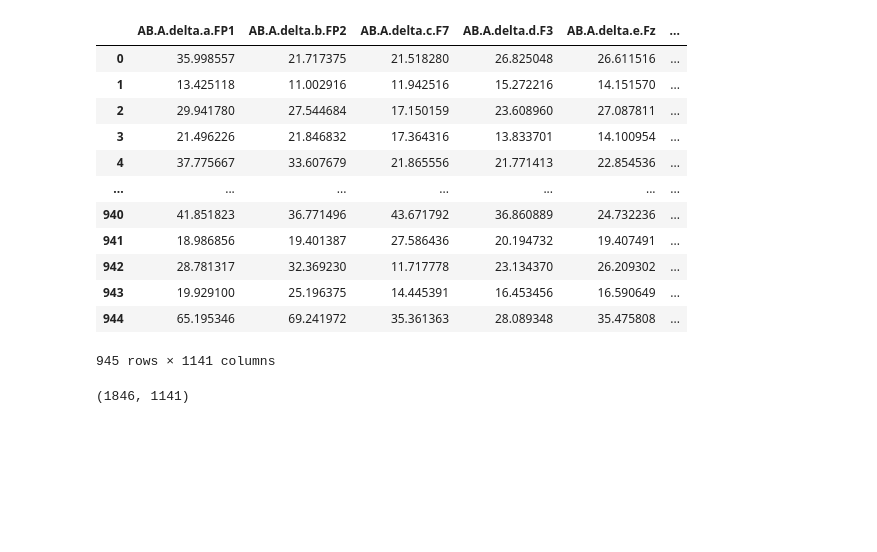
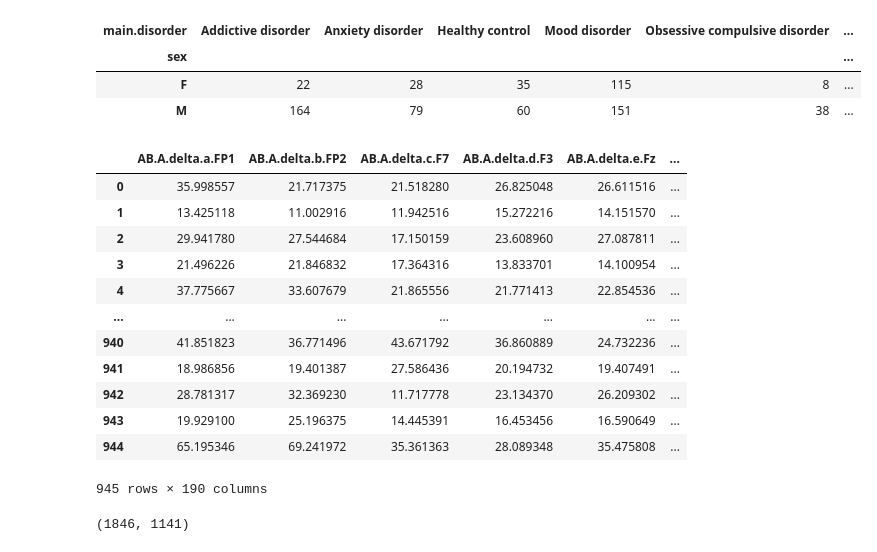
Before and after one commit to matt-balda/.tcc.eeg-signals-neuropsychiatric, a Jupyter notebook: src/baseline_svm.ipynb, the cells around one changed output. Cells and saved outputs as stored; diff of their text form; code cells hidden in the pictures; blank space fills up the shorter version.

```diff
--- a/src/model/baseline_svm.ipynb
+++ b/src/baseline_svm.ipynb
@@ -60,4 +80,12 @@ df = dc.get_dataframe()
 # %%
 sets = Sets(df, ['age', 'education', 'IQ'], ['sex'], 'main.disorder', 'specific.disorder')
 # %%
-sets.df_ab_psd_coh_fc
+df_psd_all_bands = sets.df_ab_psd
+df_fc_all_bands = sets.df_coh_fc
+df_psd_fc_all_bands = sets.df_ab_psd_coh_fc
+quantitative_features = sets.quantitative_features
+target_main = sets.target_main
+
+dfs_bands_psd = sets.create_dfs_bands(df=df_psd_all_bands)
+dfs_bands_fc = sets.create_dfs_bands(df=df_fc_all_bands)
+dfs_bands_psd_fc = sets.create_dfs_bands(df=df_psd_fc_all_bands)
@@ -78,20 +92,30 @@ sets.df_ab_psd_coh_fc
-# %%
-df = pd.concat([sets.df_ab_psd_coh_fc, sets.target_main], axis=1)
-df
-# %% [output]
-|  | AB.A.delta.a.FP1 | AB.A.delta.b.FP2 | AB.A.delta.c.F7 | AB.A.delta.d.F3 | AB.A.delta.e.Fz | ... |
-| 0 | 35.998557 | 21.717375 | 21.518280 | 26.825048 | 26.611516 | ... |
-| 1 | 13.425118 | 11.002916 | 11.942516 | 15.272216 | 14.151570 | ... |
-| 2 | 29.941780 | 27.544684 | 17.150159 | 23.608960 | 27.087811 | ... |
-| 3 | 21.496226 | 21.846832 | 17.364316 | 13.833701 | 14.100954 | ... |
-| 4 | 37.775667 | 33.607679 | 21.865556 | 21.771413 | 22.854536 | ... |
-| ... | ... | ... | ... | ... | ... | ... |
-| 940 | 41.851823 | 36.771496 | 43.671792 | 36.860889 | 24.732236 | ... |
-| 941 | 18.986856 | 19.401387 | 27.586436 | 20.194732 | 19.407491 | ... |
-| 942 | 28.781317 | 32.369230 | 11.717778 | 23.134370 | 26.209302 | ... |
-| 943 | 19.929100 | 25.196375 | 14.445391 | 16.453456 | 16.590649 | ... |
-| 944 | 65.195346 | 69.241972 | 35.361363 | 28.089348 | 35.475808 | ... |
-945 rows × 1141 columns
+# %%
+qualitative_features = sets.qualitative_features
+qualitative_features = qualitative_features.squeeze()
+target_main = target_main.squeeze()
+
+pd.crosstab(qualitative_features, target_main)
+# %% [output]
+| main.disorder | Addictive disorder | Anxiety disorder | Healthy control | Mood disorder | Obsessive compulsive disorder | ... |
+| sex |  |  |  |  |  | ... |
+| F | 22 | 28 | 35 | 115 | 8 | ... |
+| M | 164 | 79 | 60 | 151 | 38 | ... |
+# %%
+dfs_bands_psd_fc['delta']
+# %% [output]
+|  | AB.A.delta.a.FP1 | AB.A.delta.b.FP2 | AB.A.delta.c.F7 | AB.A.delta.d.F3 | AB.A.delta.e.Fz | ... |
+| 0 | 35.998557 | 21.717375 | 21.518280 | 26.825048 | 26.611516 | ... |
+| 1 | 13.425118 | 11.002916 | 11.942516 | 15.272216 | 14.151570 | ... |
+| 2 | 29.941780 | 27.544684 | 17.150159 | 23.608960 | 27.087811 | ... |
+| 3 | 21.496226 | 21.846832 | 17.364316 | 13.833701 | 14.100954 | ... |
+| 4 | 37.775667 | 33.607679 | 21.865556 | 21.771413 | 22.854536 | ... |
+| ... | ... | ... | ... | ... | ... | ... |
+| 940 | 41.851823 | 36.771496 | 43.671792 | 36.860889 | 24.732236 | ... |
+| 941 | 18.986856 | 19.401387 | 27.586436 | 20.194732 | 19.407491 | ... |
+| 942 | 28.781317 | 32.369230 | 11.717778 | 23.134370 | 26.209302 | ... |
+| 943 | 19.929100 | 25.196375 | 14.445391 | 16.453456 | 16.590649 | ... |
+| 944 | 65.195346 | 69.241972 | 35.361363 | 28.089348 | 35.475808 | ... |
+945 rows × 190 columns
 # %%
 dp = DataPreparer(df, target_column='main.disorder')
 
```
Also changed, not shown: parts of 9 cells of this notebook, 15 other files.
